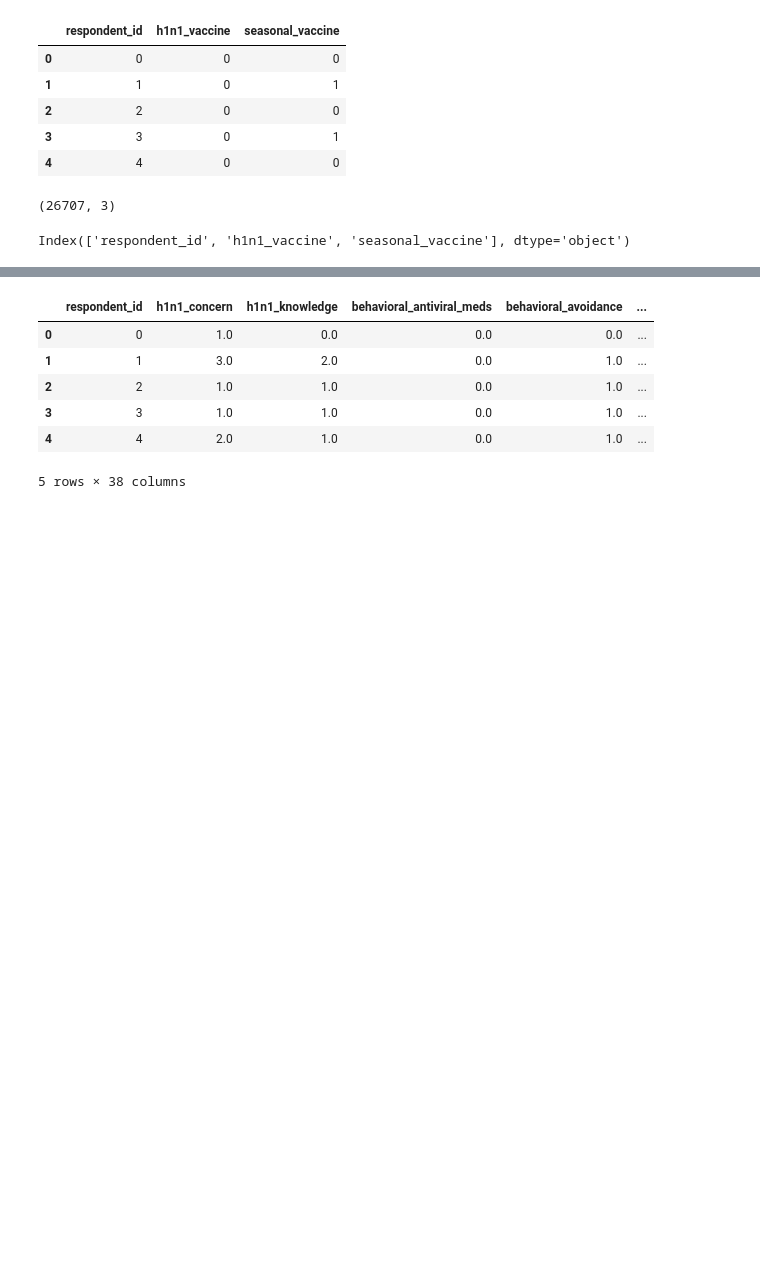
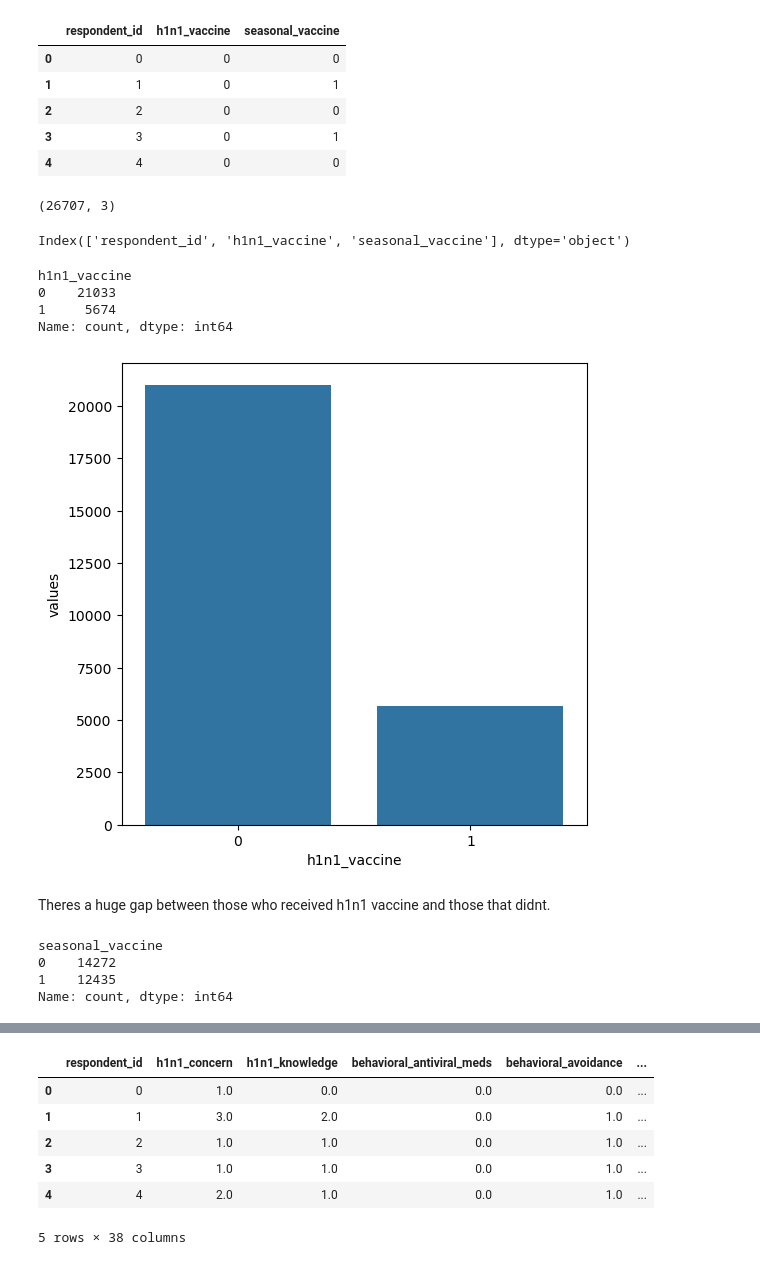
Before and after one commit to lchep2024/Phase-3-Project, a Jupyter notebook: index.ipynb, the cells around one changed output, grey strips where cells are left out. Drawn from its saved outputs; the diff is of its cells as text; code cells hidden in the pictures; blank space fills up the shorter version.

```diff
--- a/index.ipynb
+++ b/index.ipynb
@@ -102,3 +112,30 @@ df1.shape
 df1.columns
 # %% [output]
 Index(['respondent_id', 'h1n1_vaccine', 'seasonal_vaccine'], dtype='object')
+# %%
+#H1N1 Vaccine
+df1['h1n1_vaccine'].value_counts()
+# %% [output]
+h1n1_vaccine
+0    21033
+1     5674
+Name: count, dtype: int64
+# %%
+h1n1_vaccine_counts=df1['h1n1_vaccine'].value_counts()
+df1h1n1bal=pd.DataFrame({'h1n1_vaccine':h1n1_vaccine_counts.index,'values': h1n1_vaccine_counts.values})
+
+plt.figure(figsize=(6,6))
+sns.barplot(x='h1n1_vaccine',y='values',data=df1h1n1bal)
+plt.show()
+# %% [output]
+[figure, added]
+# %% [markdown]
+Theres a huge gap between those who received h1n1 vaccine and those that didnt.
+# %%
+#Seasonal flu
+df1['seasonal_vaccine'].value_counts()
+# %% [output]
+seasonal_vaccine
+0    14272
+1    12435
+Name: count, dtype: int64
```
Also changed, not shown: parts of 24 cells of this notebook.
